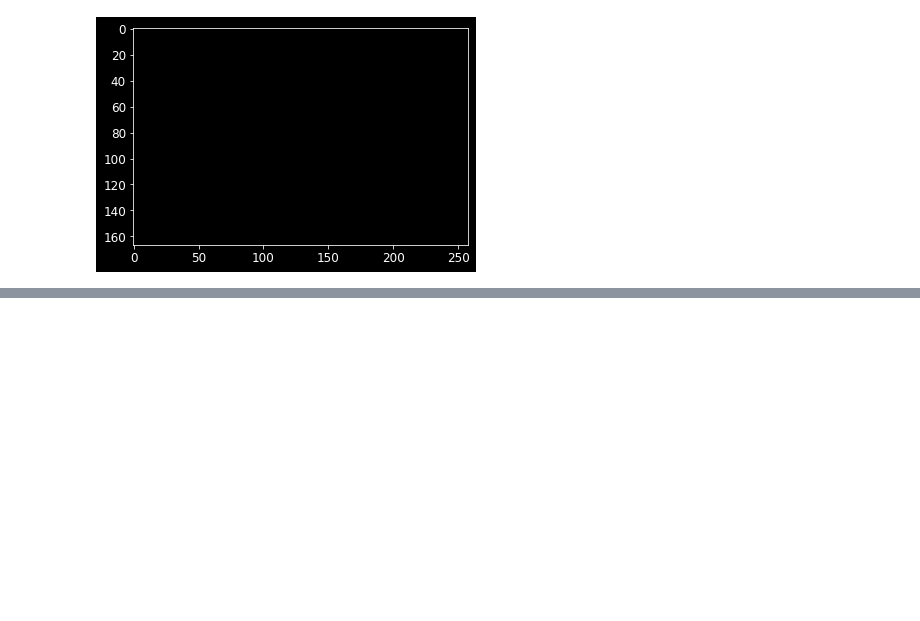
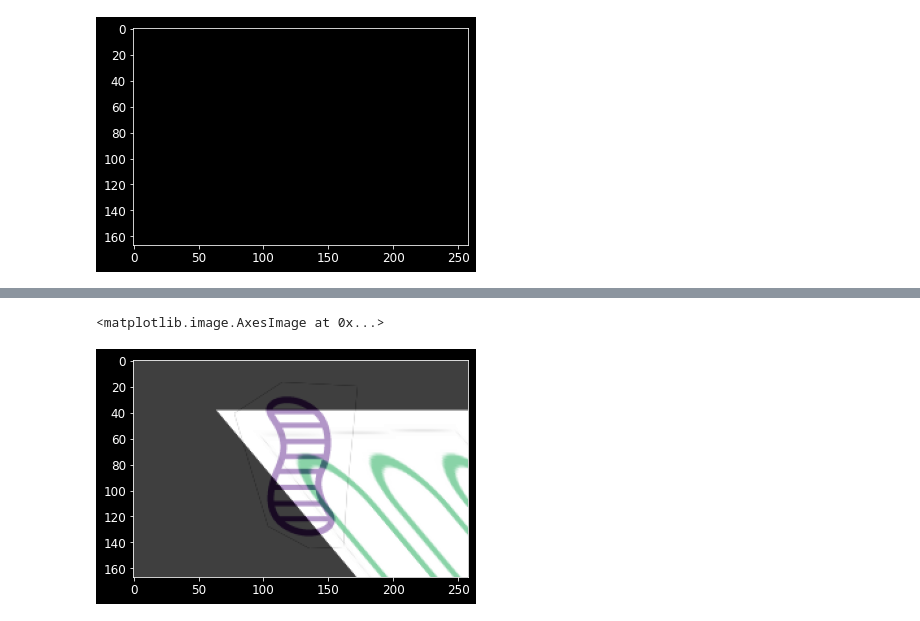
Before and after one commit to Smung-Institute/set-jetter, a Jupyter notebook: notebok/2_set_cards.ipynb, the cells around one changed output, grey strips where cells are left out. Saved outputs shown, nothing was run; the diff lists cells and outputs as text; code cells hidden in the pictures; blank space fills up the shorter version.

```diff
--- a/notebok/2_set_cards.ipynb
+++ b/notebok/2_set_cards.ipynb
@@ -178,0 +179,45 @@ for image in card_images[:num_images]:
+# %%
+#take two images, make a scaled rotated sheared rotated and translated copy of one, and superimpose it on the other.
+# use an alpha channel
+
+# Rotations are in degrees like a dang ol NEANDERTHAL wrote skimage. Like a TROGLODYTE. Like nobody cares about
+# anything anymore!!
+def plop_on_it(img1, img2, scale, rot1, shear, rot2, translation):
+    #scale it. multichannel for alpha channel (image with 4 values per pixel)
+    tfed_img1 = transform.rescale(img1, scale = scale, multichannel = True)
+    #add padding to restore original image size
+    pad_y = img1.shape[0] -  tfed_img1.shape[0]
+    pad_x = img1.shape[1] -  tfed_img1.shape[1]
+    tfed_img1 = np.pad( tfed_img1,((pad_y//2,pad_y//2),(pad_x//2,pad_x//2),(0,0)))
+    #rotate about center
+    tfed_img1 = transform.rotate(tfed_img1, rot1)
+    #shear
+    tf_shear = transform.AffineTransform(shear = shear)
+    tfed_img1 = transform.warp(tfed_img1, tf_shear)
+    #add padding to make images the same size
+    pad_y = img2.shape[0] - img1.shape[0]
+    pad_x = img2.shape[1] - img1.shape[1]
+    tfed_img1 = np.pad( tfed_img1 ,((pad_y//2,pad_y//2),(pad_x//2,pad_x//2),(0,0)))
+    #translate
+    tf_translate = transform.SimilarityTransform(translation = translation)
+    tfed_img1 = transform.warp(tfed_img1, tf_translate.inverse)
+    #print(tfed_img1)
+    mask = [
+        [
+            col == [0., 0., 0., 1.]
+            for col in row
+        ]
+        for row in tfed_img1
+    ]
+    result = (tfed_img1/tfed_img1.max() + img2/img2.max())/2
+#     result[mask] = tfed_img1[mask]
+#     result[not mask] =  300*img2[not mask]
+    return result
+# %%
+new_pic = plop_on_it(card_images[0].astype('uint32'),card_images[1].astype('uint32'), .75, 0, 1, 7, (0,0))
+new_pic = new_pic/new_pic.max()
+# %%
+plt.imshow(new_pic)
+# %% [output]
+<matplotlib.image.AxesImage at 0x...>
+[figure, added]
```
Also changed, not shown: parts of 3 cells of this notebook, 12 other files.
